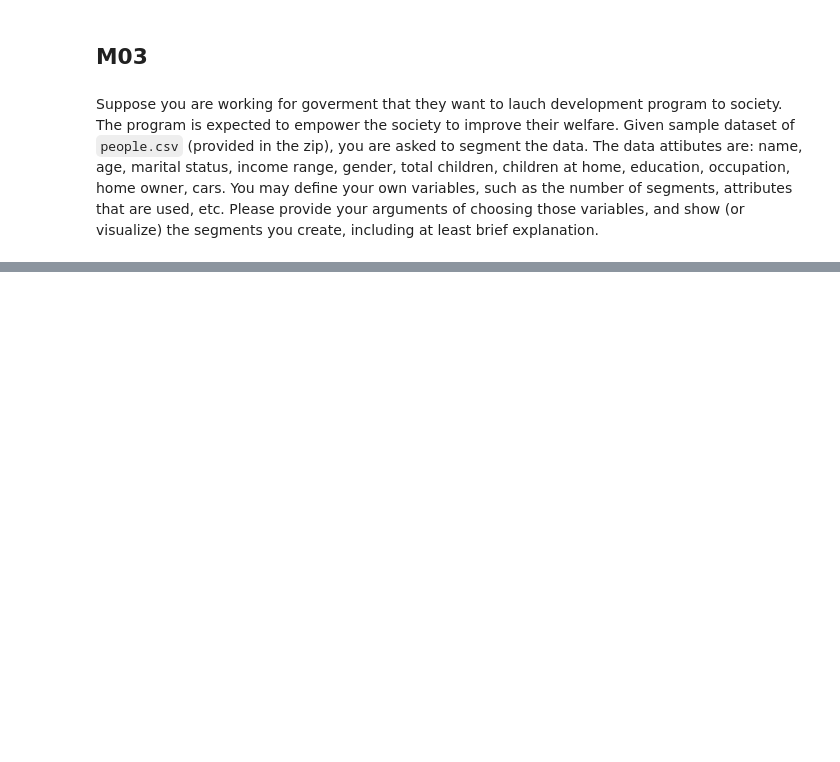
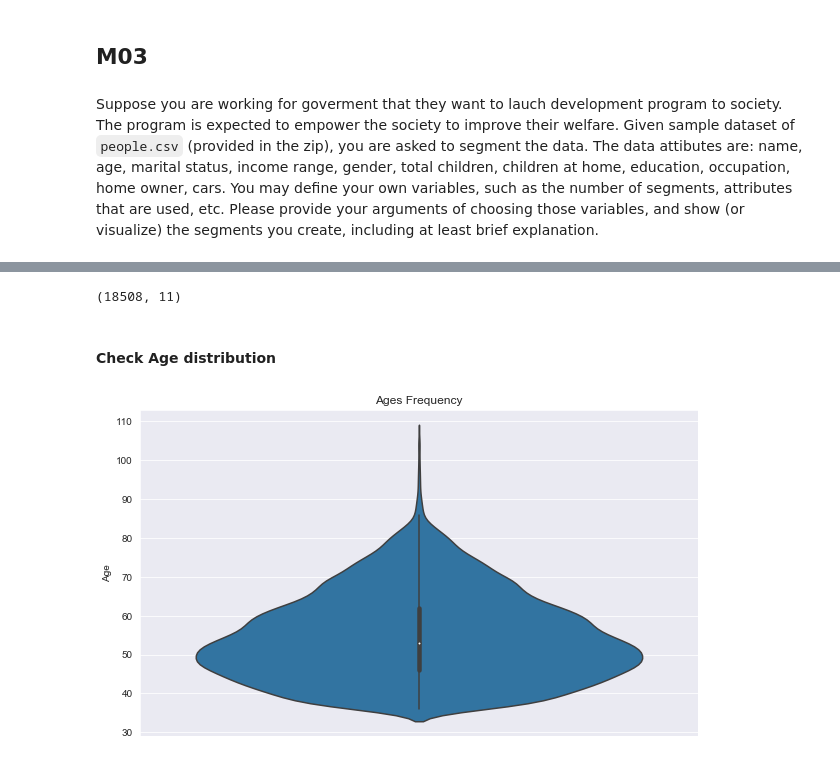
Before and after one commit to Kumaken/data-science-and-data-mining, a Jupyter notebook: Hands-ons/W13/W13-13517068-Abel_Stanley.ipynb, the cells around one changed output, grey strips where cells are left out. Drawn from its saved outputs; the diff is of its cells as text; code cells hidden in the pictures; blank space fills up the shorter version.

```diff
--- a/Hands-ons/W13/W13-13517068-Abel_Stanley.ipynb
+++ b/Hands-ons/W13/W13-13517068-Abel_Stanley.ipynb
@@ -194,3 +278,4 @@ recall 0.9134615384615384
 Suppose you are working for goverment that they want to lauch development program to society. The program is expected to empower the society to improve their welfare. Given sample dataset of `people.csv` (provided in the zip), you are asked to segment the data. The data attibutes are: name, age, marital status, income range, gender, total children, children at home, education, occupation, home owner, cars. You may define your own variables, such as the number of segments, attributes that are used, etc. Please provide your arguments of choosing those variables, and show (or visualize) the segments you create, including at least brief explanation.
 # %%
 #your answer for M03
+df = pd.read_csv('people.csv', engine='python')
@@ -196,0 +293,14 @@ Suppose you are working for goverment that they want to lauch development progra
+# %%
+df.shape
+# %% [output]
+(18508, 11)
+# %% [markdown]
+#### Check Age distribution
+# %%
+plt.figure(figsize=(10,6))
+plt.title("Ages Frequency")
+sns.axes_style("dark")
+sns.violinplot(y=df["Age"])
+plt.show()
+# %% [output]
+[figure, added]
```
Also changed, not shown: parts of 54 cells of this notebook.
